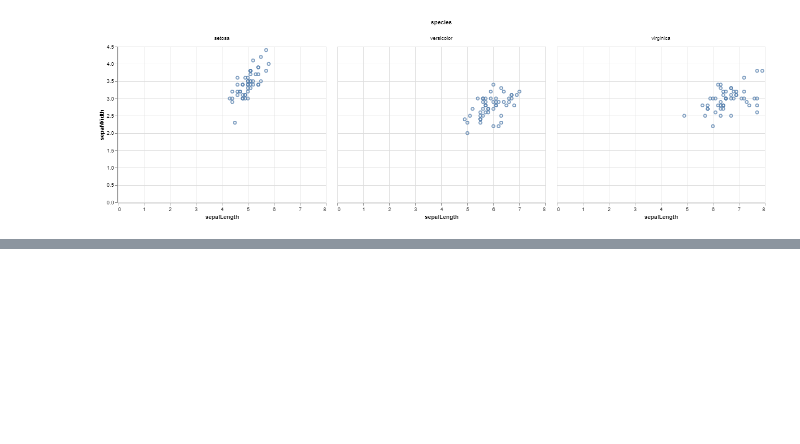
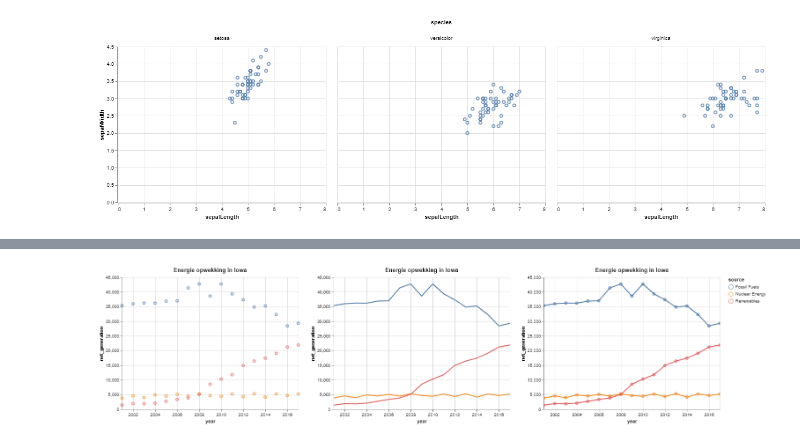
Before and after one commit to rrodenburg/KnowledgeSharing, a Jupyter notebook: DataBaaS/gg_in_python_altair.ipynb, the cells around one changed output, grey strips where cells are left out. Saved outputs shown, nothing was run; the diff lists cells and outputs as text; code cells hidden in the pictures; blank space fills up the shorter version.

```diff
--- a/DataBaaS/gg_in_python_altair.ipynb
+++ b/DataBaaS/gg_in_python_altair.ipynb
@@ -157,0 +165,21 @@ facet
+# %%
+df = data.iowa_electricity()
+
+base = (
+    alt
+    .Chart(df, title="Energie opwekking in Iowa")
+    .encode(
+        x="year",
+        y="net_generation",
+        color="source",
+        tooltip="net_generation"
+    )
+)
+
+point = base.mark_point()
+line = base.mark_line()
+point_line = point + line
+
+point | line | point_line.interactive() # Test de interactiviteit zelf in het notebook (zoomen, pannen en tooltip!)
+# %% [output]
+[figure, added]
```
Also changed, not shown: parts of 4 cells of this notebook.
